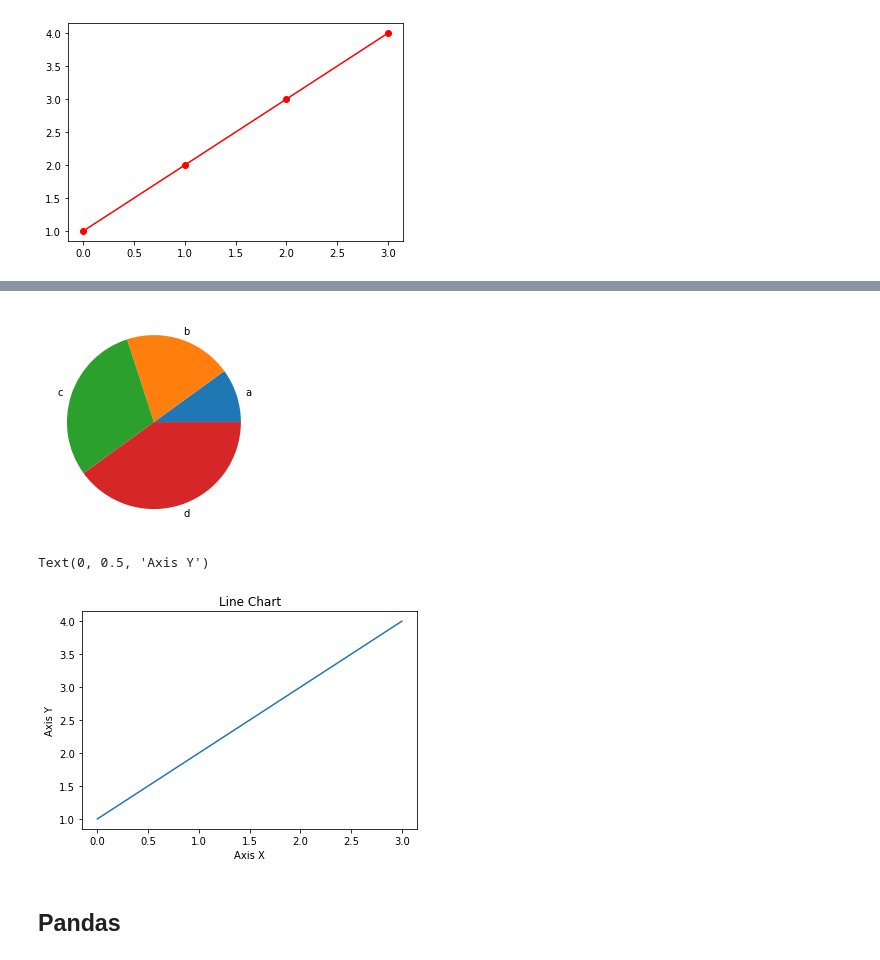
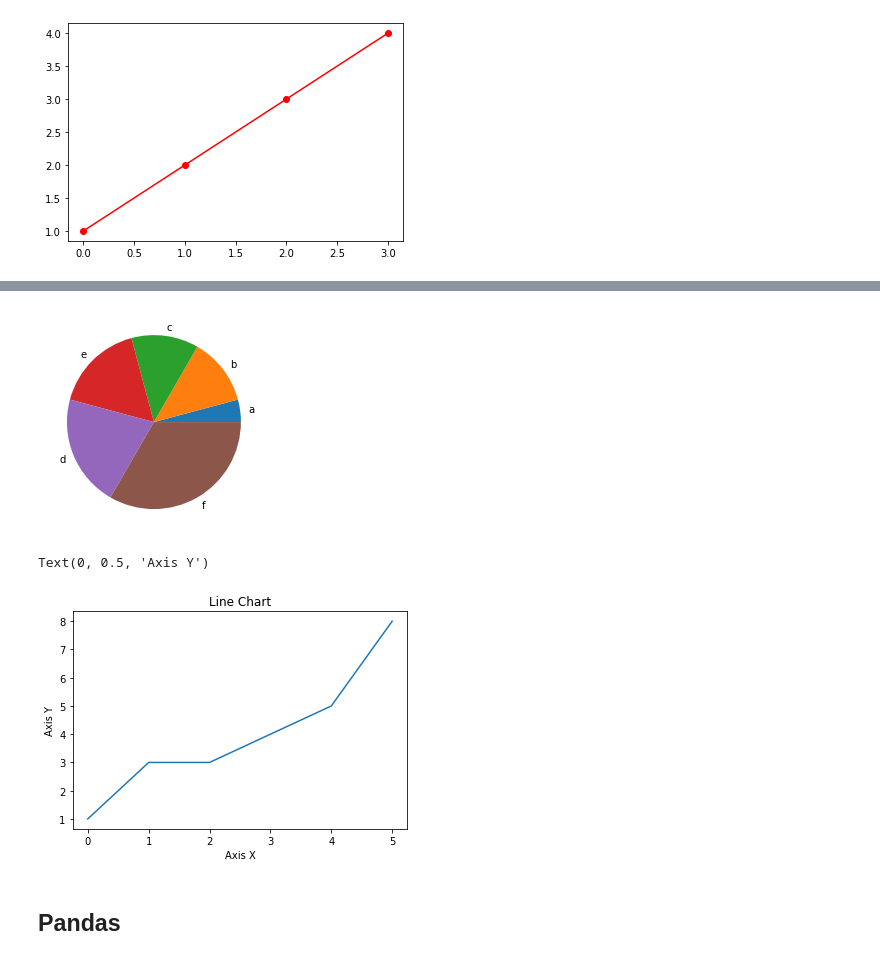
Before and after one commit to tomtmot/20220702_python, a Jupyter notebook: 20220723.ipynb, the cells around one changed output, grey strips where cells are left out. Cells and saved outputs as stored; diff of their text form; code cells hidden in the pictures.

```diff
--- a/20220723.ipynb
+++ b/20220723.ipynb
@@ -175,7 +191,7 @@ https://matplotlib.org/2.1.2/api/_as_gen/matplotlib.pyplot.plot.html
 # %%
 import matplotlib.pyplot as plt
 # %%
-x = [1, 2, 3, 4]
-plt.plot(x)
+x = [1, 3, 3, 4, 5, 8]
+plt.plot(x,"bo-")
 # %% [output]
 [<matplotlib.lines.Line2D at 0x...>]
@@ -202,0 +225,3 @@ plt.bar(list('abcd'), x)
+# %%
+y=list("abcedf")
+y
@@ -203,9 +235,9 @@ plt.bar(list('abcd'), x)
 # %%
 plt.pie?
 # %%
-plt.pie(x, labels=list('abcd'));
+plt.pie(x,labels=y);
 # %% [output]
-[figure, old version]
+[figure, new version]
 # %%
 plt.plot(x)
 plt.title("Line Chart");
@@ -213,7 +245,7 @@ plt.xlabel("Axis X")
 plt.ylabel("Axis Y")
 # %% [output]
 Text(0, 0.5, 'Axis Y')
-[figure, old version]
+[figure, new version]
 # %% [markdown]
 ## Pandas
 # %% [markdown]
```
Also changed, not shown: parts of 25 cells of this notebook.
